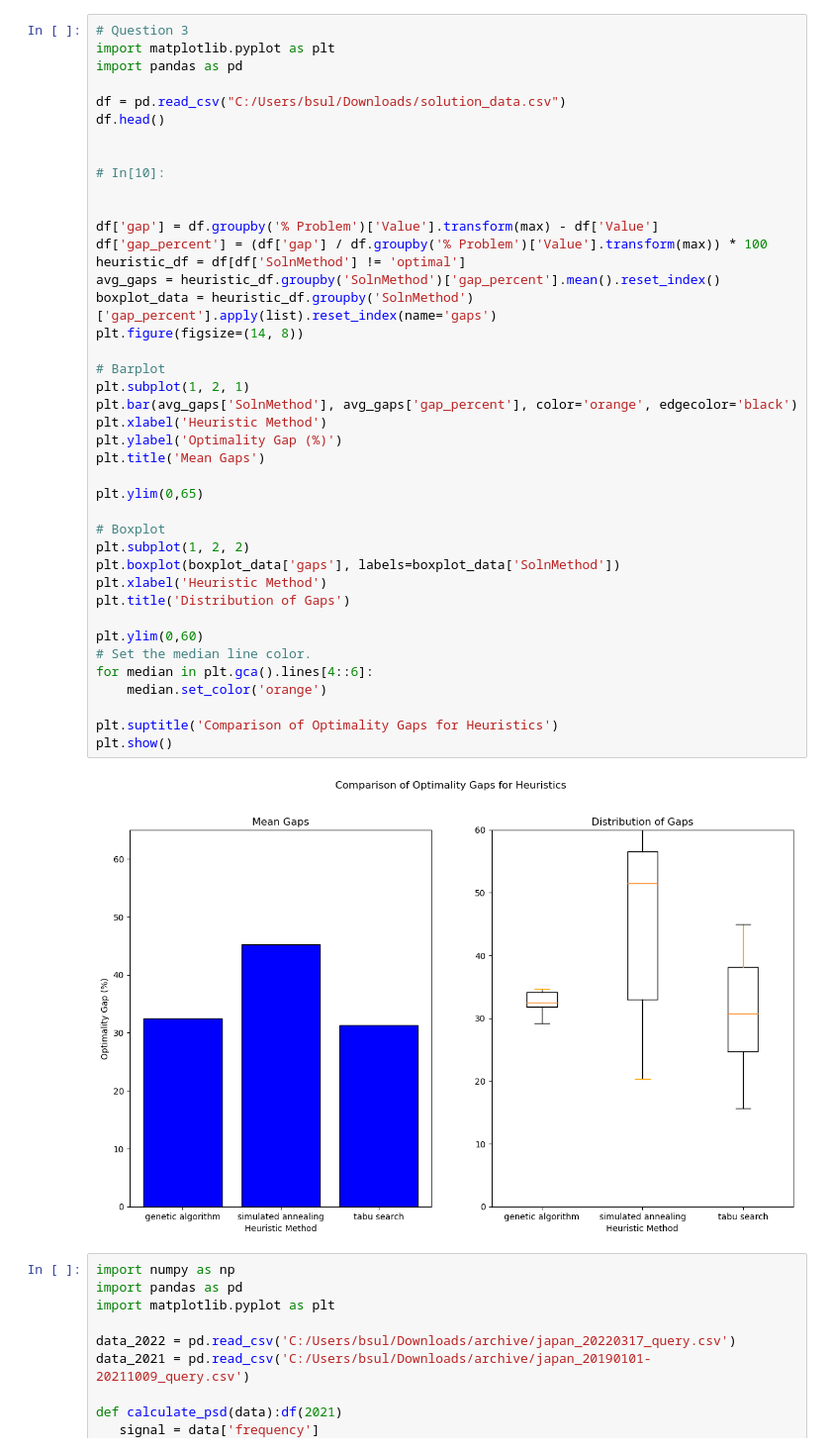
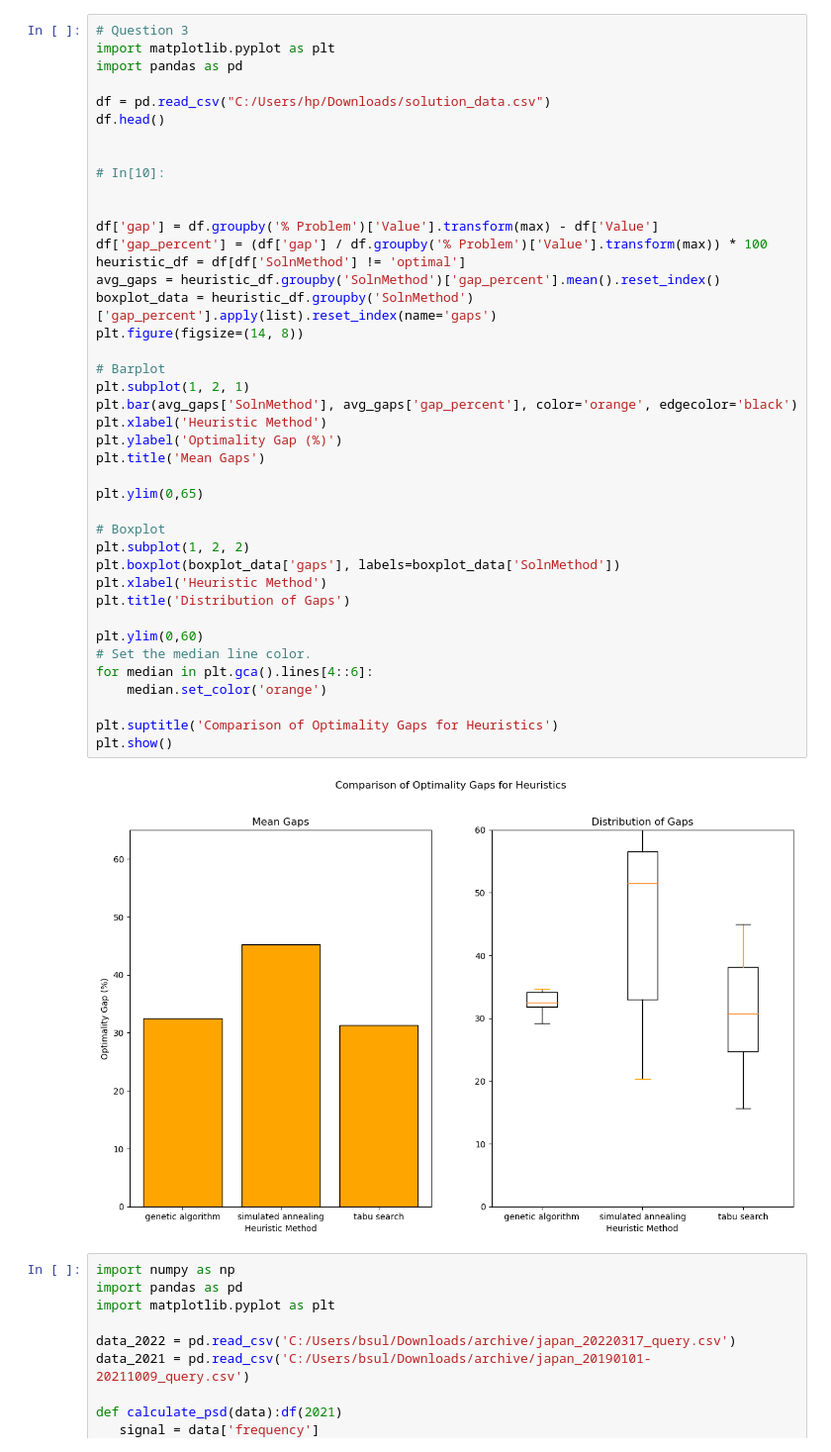
Before and after one commit to IE-555/homework4-bsul7, a Jupyter notebook: bsul_hw4.ipynb, the cells around one changed output. Shown: that part at 99% size. Drawn from its saved outputs; the diff is of its cells as text.

```diff
--- a/bsul_hw4.ipynb
+++ b/bsul_hw4.ipynb
@@ -63,7 +63,7 @@ plt.show()
 import matplotlib.pyplot as plt
 import pandas as pd
 
-df = pd.read_csv("C:/Users/bsul/Downloads/solution_data.csv")
+df = pd.read_csv("C:/Users/hp/Downloads/solution_data.csv")
 df.head()
 
 
@@ -73,34 +73,34 @@ df.head()
 df['gap'] = df.groupby('% Problem')['Value'].transform(max) - df['Value']
 df['gap_percent'] = (df['gap'] / df.groupby('% Problem')['Value'].transform(max)) * 100
 heuristic_df = df[df['SolnMethod'] != 'optimal']
 avg_gaps = heuristic_df.groupby('SolnMethod')['gap_percent'].mean().reset_index()
 boxplot_data = heuristic_df.groupby('SolnMethod')['gap_percent'].apply(list).reset_index(name='gaps')
 plt.figure(figsize=(14, 8))
 
 # Barplot
 plt.subplot(1, 2, 1)
 plt.bar(avg_gaps['SolnMethod'], avg_gaps['gap_percent'], color='orange', edgecolor='black')
 plt.xlabel('Heuristic Method')
 plt.ylabel('Optimality Gap (%)')
 plt.title('Mean Gaps')
 
 plt.ylim(0,65)
 
 # Boxplot
 plt.subplot(1, 2, 2)
 plt.boxplot(boxplot_data['gaps'], labels=boxplot_data['SolnMethod'])
 plt.xlabel('Heuristic Method')
 plt.title('Distribution of Gaps')
 
 plt.ylim(0,60)
 # Set the median line color.
 for median in plt.gca().lines[4::6]:
     median.set_color('orange')
 
 plt.suptitle('Comparison of Optimality Gaps for Heuristics')
 plt.show()
 # %% [output]
-[figure, old version]
+[figure, new version]
 # %%
 import numpy as np
 import pandas as pd
```
Also changed, not shown: parts of 2 cells of this notebook.
